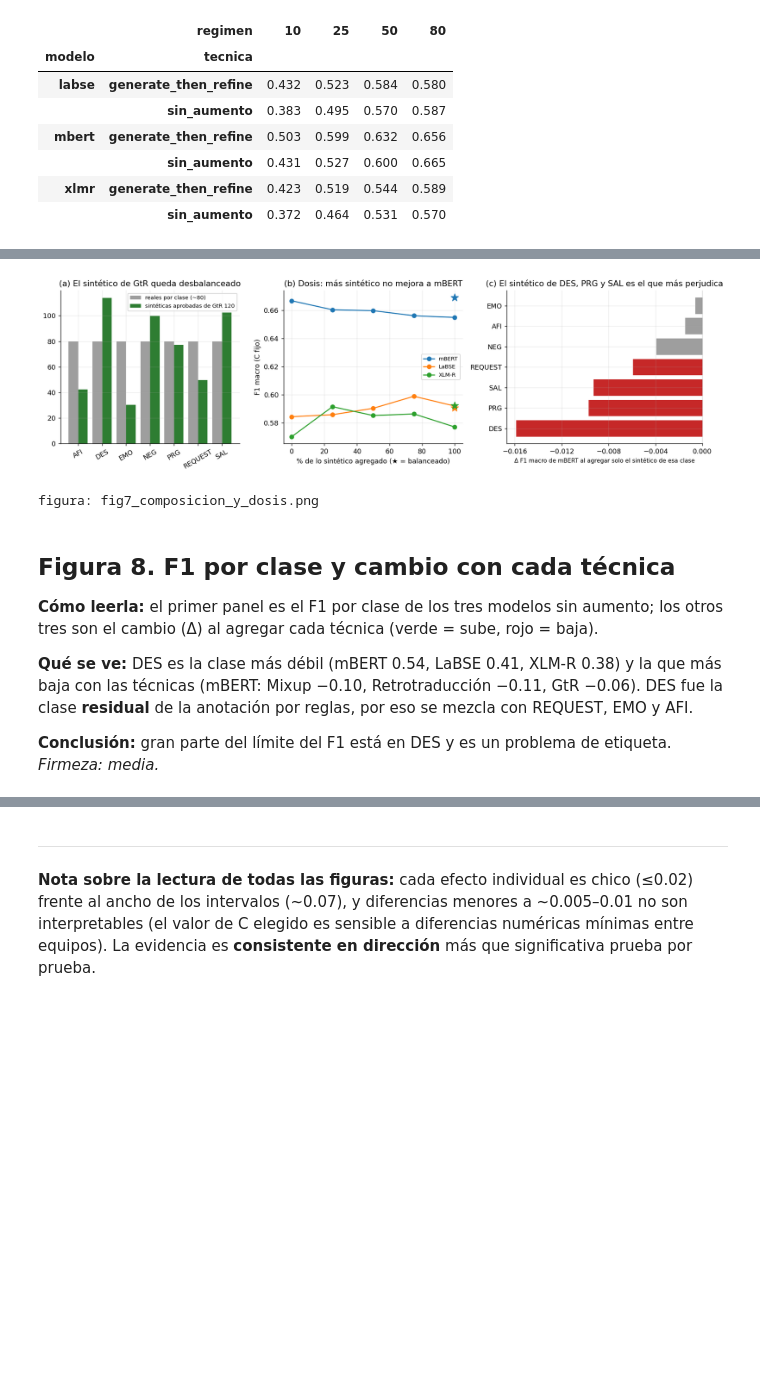
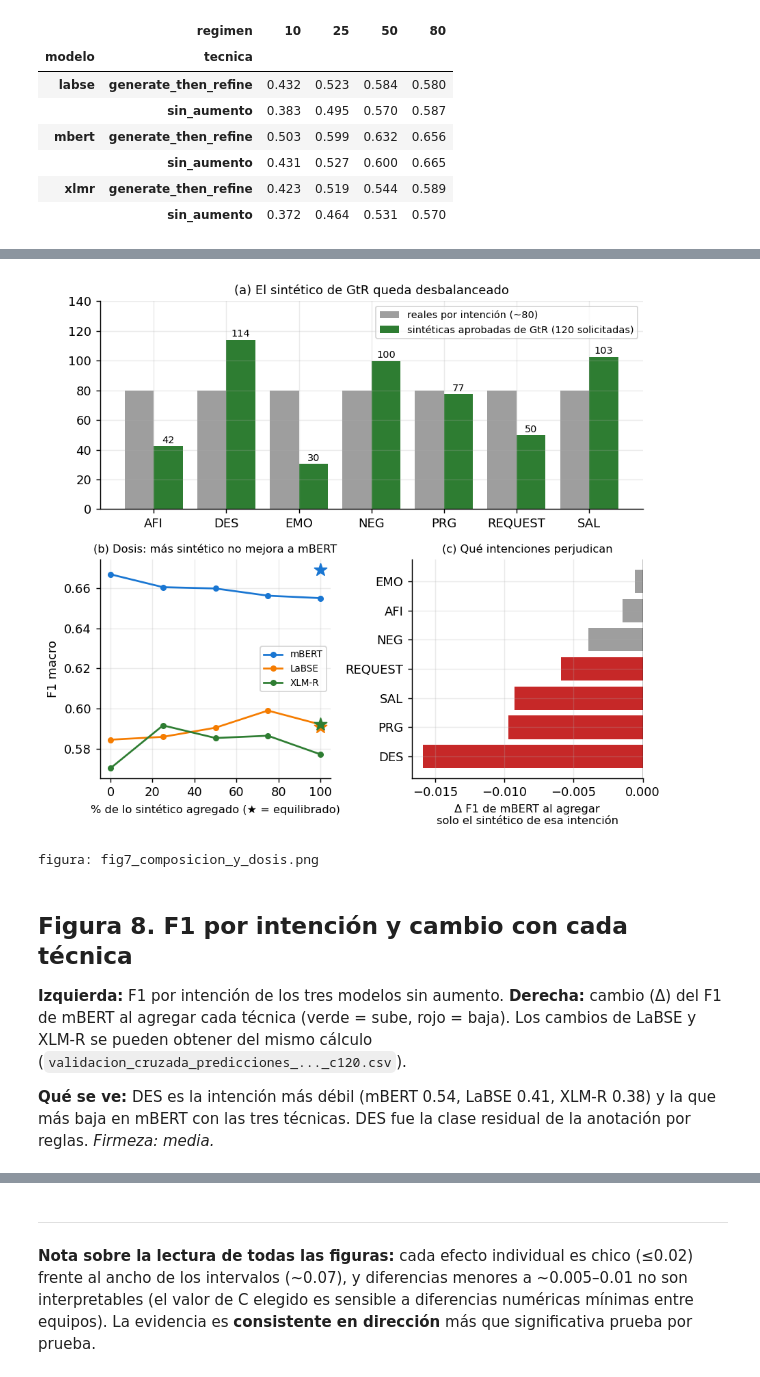
Before and after one commit to LhiaHC/shiwilu-tesis, a Jupyter notebook: oe2_aumento_de_datos/analisis_resultados/analisis_resultados_oe2.ipynb, the cells around one changed output, grey strips where cells are left out. Saved outputs shown, nothing was run; the diff lists cells and outputs as text; code cells hidden in the pictures; blank space fills up the shorter version.

```diff
--- a/oe2_aumento_de_datos/analisis_resultados/analisis_resultados_oe2.ipynb
+++ b/oe2_aumento_de_datos/analisis_resultados/analisis_resultados_oe2.ipynb
@@ -295,45 +283,45 @@ figura: fig6_utilidad_sintetico.png
 # %%
-# ---------------------------------------------------------------- 7. composicion del sintetico y dosis
+MC = {"mbert": "#1976d2", "labse": "#f57c00", "xlmr": "#2e7d32"}
 import glob  # noqa: E402
+import sys  # noqa: E402
 CACHE = OE2 / "tecnicas_aumento/salidas/en_linea_marcadores_fuentes/generate_then_refine"
-import sys  # noqa: E402
 sys.path.insert(0, str(RAIZ))
 from shiwilu.clasificacion import _normalizar_estricto  # noqa: E402
 cuentas = []
 for f in range(5):
     g = pd.concat([pd.read_csv(p) for p in sorted(glob.glob(str(CACHE / f"fold{f}_pool*.csv")))])
     ap = g[g.estado_filtro == "aprobado"].copy(); ap["k"] = ap.shiwilu.map(_normalizar_estricto)
     cuentas.append(ap.drop_duplicates(["intencion", "k"]).intencion.value_counts())
 comp = pd.concat(cuentas, axis=1).mean(axis=1).reindex(CLASES)
 Dd = pd.read_csv(DIAG / "C_dosis.csv"); PCat = pd.read_csv(DIAG / "C_por_categoria.csv")
-fig, ejes = plt.subplots(1, 3, figsize=(14, 4.2), gridspec_kw={"width_ratios": [1.1, 1.1, 1.2]})
-ax = ejes[0]
-ax.bar(np.arange(7) - 0.2, [80] * 7, 0.4, color="#9e9e9e", label="reales por clase (~80)")
-ax.bar(np.arange(7) + 0.2, comp.values, 0.4, color=COL["generate_then_refine"], label="sintéticas aprobadas de GtR 120")
-ax.set_xticks(range(7)); ax.set_xticklabels(CLASES, rotation=30); ax.legend(fontsize=8); ax.set_title("(a) El sintético de GtR queda desbalanceado")
-ax = ejes[1]
+fig = plt.figure(figsize=(7.2, 6.4)); gs = fig.add_gridspec(2, 2, height_ratios=[1, 1.05])
+ax = fig.add_subplot(gs[0, :])
+ax.bar(np.arange(7) - 0.2, [80] * 7, 0.4, color="#9e9e9e", label="reales por intención (~80)")
+ax.bar(np.arange(7) + 0.2, comp.values, 0.4, color=COL["generate_then_refine"], label="sintéticas aprobadas de GtR (120 solicitadas)")
+for i, v in enumerate(comp.values):
+    ax.text(i + 0.2, v + 2, f"{v:.0f}", ha="center", fontsize=8)
+ax.set_xticks(range(7)); ax.set_xticklabels(CLASES); ax.legend(fontsize=8, loc="upper right"); ax.set_ylim(0, 140)
+ax.set_title("(a) El sintético de GtR queda desbalanceado", fontsize=10)
+ax = fig.add_subplot(gs[1, 0])
 orden = ["0", "25", "50", "75", "100"]
 for m in MOD:
-    d = Dd[Dd.modelo == m].copy(); d["porcentaje_de_lo_sintetico"] = d["porcentaje_de_lo_sintetico"].astype(str)
-    y = [d[d.porcentaje_de_lo_sintetico == o].f1_macro.iloc[0] for o in orden]
-    ax.plot([0, 25, 50, 75, 100], y, marker="o", label=NOM[m])
-    ax.scatter([100], [d[d.porcentaje_de_lo_sintetico == "balanceado"].f1_macro.iloc[0]], marker="*", s=130, color=ax.lines[-1].get_color(), zorder=5)
-ax.set_xlabel("% de lo sintético agregado (★ = balanceado)"); ax.set_ylabel("F1 macro (C fijo)"); ax.legend(fontsize=8); ax.set_title("(b) Dosis: más sintético no mejora a mBERT")
-ax = ejes[2]
-orden_c = PCat.assign(d=PCat.f1_macro_solo_sintetico_de_esta - PCat.f1_macro_baseline).sort_values("d")
-ax.barh(orden_c.categoria, orden_c.d, color=["#c62828" if v < -0.005 else "#9e9e9e" for v in orden_c.d])
-ax.axvline(0, color="k", lw=0.8); ax.set_xlabel("Δ F1 macro de mBERT al agregar solo el sintético de esa clase", fontsize=8.5); ax.xaxis.set_major_locator(plt.MaxNLocator(5))
-ax.set_title("(c) El sintético de DES, PRG y SAL es el que más perjudica")
+    d_ = Dd[Dd.modelo == m].copy(); d_["porcentaje_de_lo_sintetico"] = d_["porcentaje_de_lo_sintetico"].astype(str)
+    ax.plot([0, 25, 50, 75, 100], [d_[d_.porcentaje_de_lo_sintetico == o].f1_macro.iloc[0] for o in orden], marker="o", ms=4, color=MC[m], label=NOM[m])
+    ax.scatter([100], [d_[d_.porcentaje_de_lo_sintetico == "balanceado"].f1_macro.iloc[0]], marker="*", s=110, color=MC[m], zorder=5)
+ax.set_xlabel("% de lo sintético agregado (★ = equilibrado)", fontsize=9); ax.set_ylabel("F1 macro"); ax.legend(fontsize=7.5); ax.set_title("(b) Dosis: más sintético no mejora a mBERT", fontsize=9)
+ax = fig.add_subplot(gs[1, 1])
+oc = PCat.assign(d=PCat.f1_macro_solo_sintetico_de_esta - PCat.f1_macro_baseline).sort_values("d")
+ax.barh(oc.categoria, oc.d, color=["#c62828" if v < -0.005 else "#9e9e9e" for v in oc.d])
+ax.axvline(0, color="k", lw=0.8); ax.set_xlabel("Δ F1 de mBERT al agregar\nsolo el sintético de esa intención", fontsize=9); ax.set_title("(c) Qué intenciones perjudican", fontsize=9)
+fig.tight_layout()
 guardar(fig, "fig7_composicion_y_dosis.png")
 # %% [output]
-[figure, old version]
+[figure, new version]
 figura: fig7_composicion_y_dosis.png
 # %% [markdown]
-## Figura 8. F1 por clase y cambio con cada técnica
+## Figura 8. F1 por intención y cambio con cada técnica
 
-**Cómo leerla:** el primer panel es el F1 por clase de los tres modelos sin aumento; los otros tres son el cambio (Δ) al agregar cada técnica (verde = sube, rojo = baja).
+**Izquierda:** F1 por intención de los tres modelos sin aumento. **Derecha:** cambio (Δ) del F1 de mBERT al agregar cada técnica (verde = sube, rojo = baja). Los cambios de LaBSE y XLM-R se pueden obtener del mismo cálculo (`validacion_cruzada_predicciones_..._c120.csv`).
 
-**Qué se ve:** DES es la clase más débil (mBERT 0.54, LaBSE 0.41, XLM-R 0.38) y la que más baja con las técnicas (mBERT: Mixup −0.10, Retrotraducción −0.11, GtR −0.06). DES fue la clase **residual** de la anotación por reglas, por eso se mezcla con REQUEST, EMO y AFI.
-
-**Conclusión:** gran parte del límite del F1 está en DES y es un problema de etiqueta. *Firmeza: media.*
+**Qué se ve:** DES es la intención más débil (mBERT 0.54, LaBSE 0.41, XLM-R 0.38) y la que más baja en mBERT con las tres técnicas. DES fue la clase residual de la anotación por reglas. *Firmeza: media.*
 # %%
```
Also changed, not shown: parts of 10 cells of this notebook, 9 other files.
